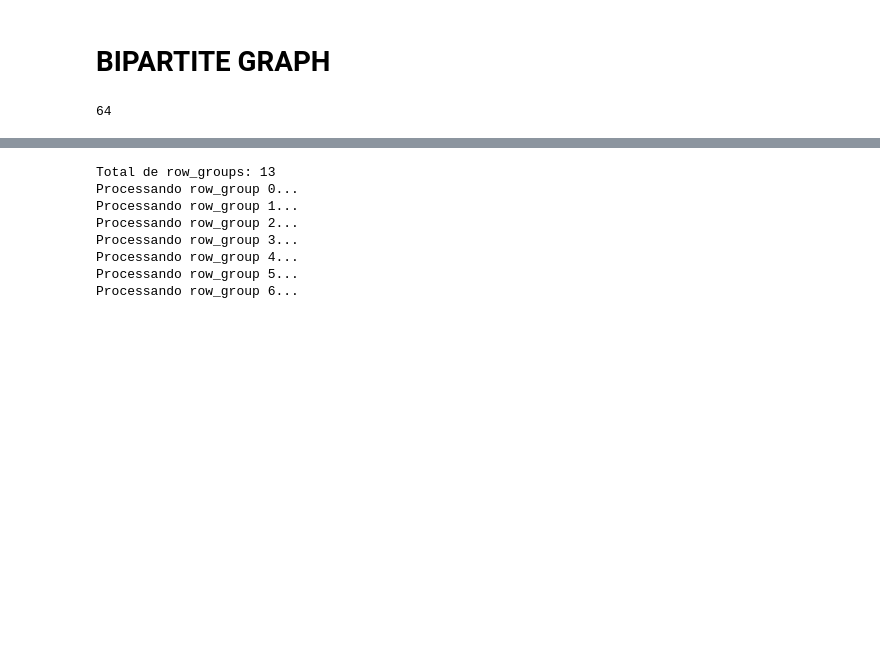
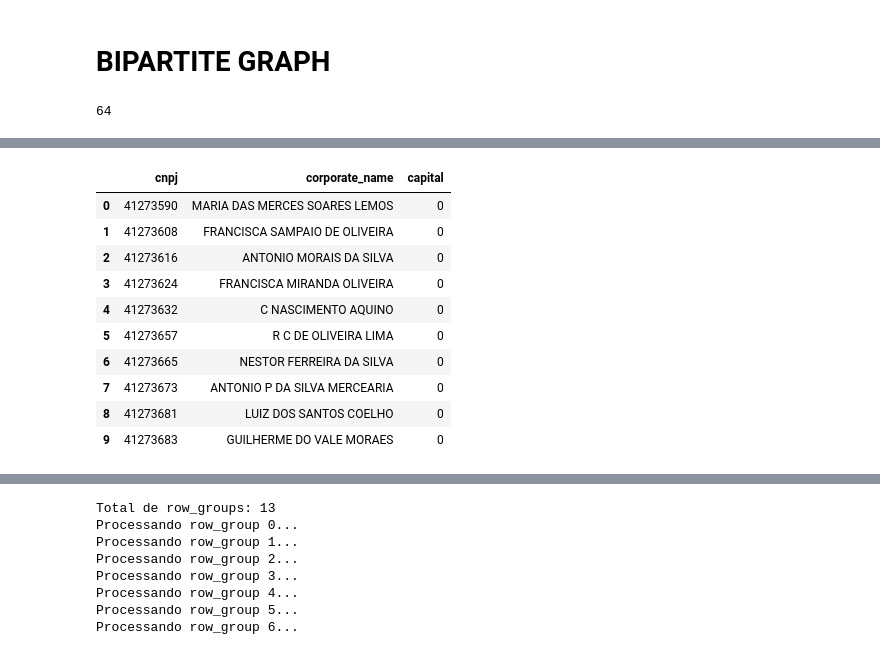
Before and after one commit to filipemedeiross/company_shareholder_based_clustering, a Jupyter notebook: notebooks/2. Bipartite Graph.ipynb, the cells around one changed output, grey strips where cells are left out. Cells and saved outputs as stored; diff of their text form; code cells hidden in the pictures; blank space fills up the shorter version.

```diff
--- a/notebooks/2. Bipartite Graph.ipynb
+++ b/notebooks/2. Bipartite Graph.ipynb
@@ -19,3 +105,18 @@ OUTPUT_BUSINESS  = '../data/parquet/business.parquet'
+# %%
+pf = fp.ParquetFile(OUTPUT_COMPANIES)
+pf.head(10)
+# %% [output]
+|  | cnpj | corporate_name | capital |
+| 0 | 41273590 | MARIA DAS MERCES SOARES LEMOS | 0 |
+| 1 | 41273608 | FRANCISCA SAMPAIO DE OLIVEIRA | 0 |
+| 2 | 41273616 | ANTONIO MORAIS DA SILVA | 0 |
+| 3 | 41273624 | FRANCISCA MIRANDA OLIVEIRA | 0 |
+| 4 | 41273632 | C NASCIMENTO AQUINO | 0 |
+| 5 | 41273657 | R C DE OLIVEIRA LIMA | 0 |
+| 6 | 41273665 | NESTOR FERREIRA DA SILVA | 0 |
+| 7 | 41273673 | ANTONIO P DA SILVA MERCEARIA | 0 |
+| 8 | 41273681 | LUIZ DOS SANTOS COELHO | 0 |
+| 9 | 41273683 | GUILHERME DO VALE MORAES | 0 |
 # %%
 chunk = pd.read_csv(
     '../data/csv/empresas/empresas0.csv',
```
Also changed, not shown: parts of 10 cells of this notebook, 3 other files.
